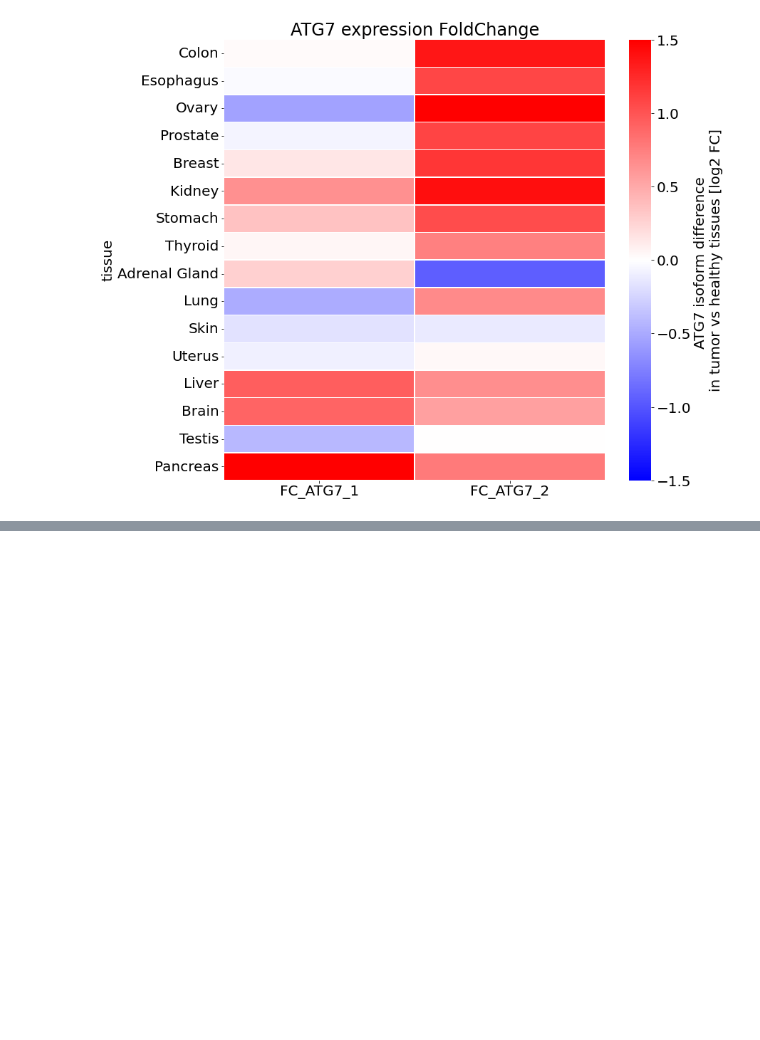
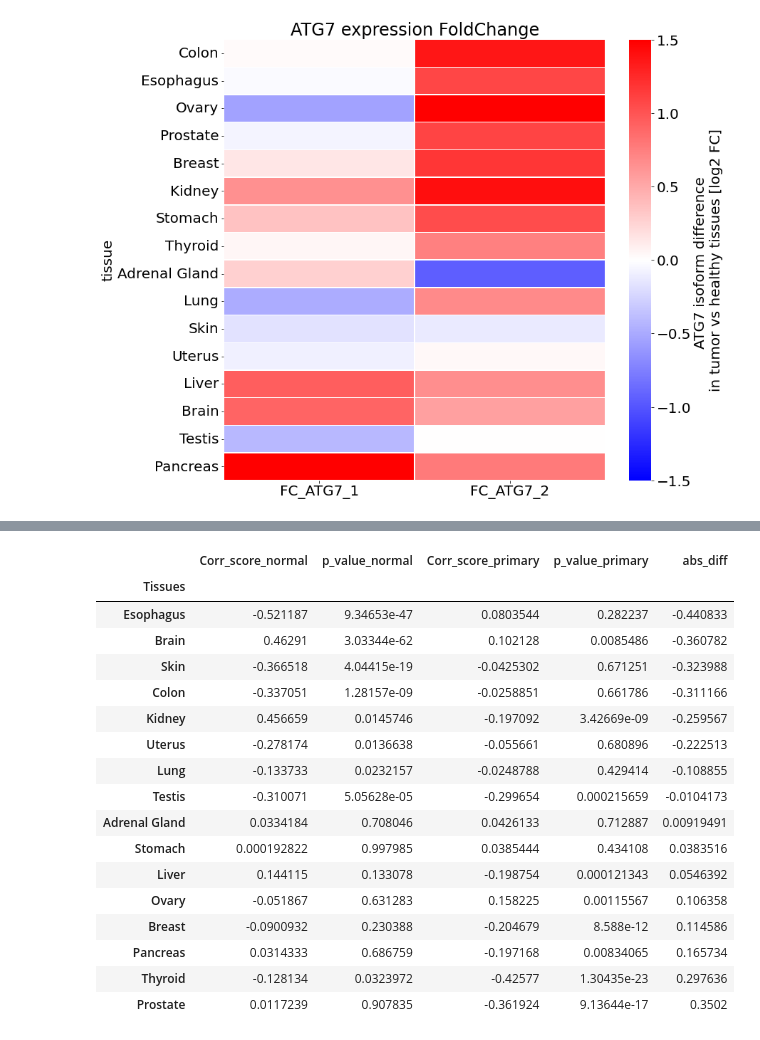
Before and after one commit to Keviosta/Article_short_isoform_ATG7_private, a Jupyter notebook: ATG7/atg7_all_tissue_analyse/ATG7 characterisation/Tissues_differences_ATG7_isoform_characterisation.ipynb, the cells around one changed output, grey strips where cells are left out. Cells and saved outputs as stored; diff of their text form; code cells hidden in the pictures; blank space fills up the shorter version.

```diff
--- a/ATG7/atg7_all_tissue_analyse/ATG7 characterisation/Tissues_differences_ATG7_isoform_characterisation.ipynb
+++ b/ATG7/atg7_all_tissue_analyse/ATG7 characterisation/Tissues_differences_ATG7_isoform_characterisation.ipynb
@@ -349,0 +439,24 @@ plt.savefig(path+path2+title_file+'.svg')
+# %%
+#create column for absolute difference order
+new_df = new_df.assign(abs_diff = (abs(new_df['Corr_score_primary'])) - abs(new_df['Corr_score_normal']))
+new_df = new_df.sort_values('abs_diff', ascending=True)
+new_df
+# %% [output]
+|  | Corr_score_normal | p_value_normal | Corr_score_primary | p_value_primary | abs_diff |
+| Tissues |  |  |  |  |  |
+| Esophagus | -0.521187 | 9.34653e-47 | 0.0803544 | 0.282237 | -0.440833 |
+| Brain | 0.46291 | 3.03344e-62 | 0.102128 | 0.0085486 | -0.360782 |
+| Skin | -0.366518 | 4.04415e-19 | -0.0425302 | 0.671251 | -0.323988 |
+| Colon | -0.337051 | 1.28157e-09 | -0.0258851 | 0.661786 | -0.311166 |
+| Kidney | 0.456659 | 0.0145746 | -0.197092 | 3.42669e-09 | -0.259567 |
+| Uterus | -0.278174 | 0.0136638 | -0.055661 | 0.680896 | -0.222513 |
+| Lung | -0.133733 | 0.0232157 | -0.0248788 | 0.429414 | -0.108855 |
+| Testis | -0.310071 | 5.05628e-05 | -0.299654 | 0.000215659 | -0.0104173 |
+| Adrenal Gland | 0.0334184 | 0.708046 | 0.0426133 | 0.712887 | 0.00919491 |
+| Stomach | 0.000192822 | 0.997985 | 0.0385444 | 0.434108 | 0.0383516 |
+| Liver | 0.144115 | 0.133078 | -0.198754 | 0.000121343 | 0.0546392 |
+| Ovary | -0.051867 | 0.631283 | 0.158225 | 0.00115567 | 0.106358 |
+| Breast | -0.0900932 | 0.230388 | -0.204679 | 8.588e-12 | 0.114586 |
+| Pancreas | 0.0314333 | 0.686759 | -0.197168 | 0.00834065 | 0.165734 |
+| Thyroid | -0.128134 | 0.0323972 | -0.42577 | 1.30435e-23 | 0.297636 |
+| Prostate | 0.0117239 | 0.907835 | -0.361924 | 9.13644e-17 | 0.3502 |
```
Also changed, not shown: parts of 8 cells of this notebook.
